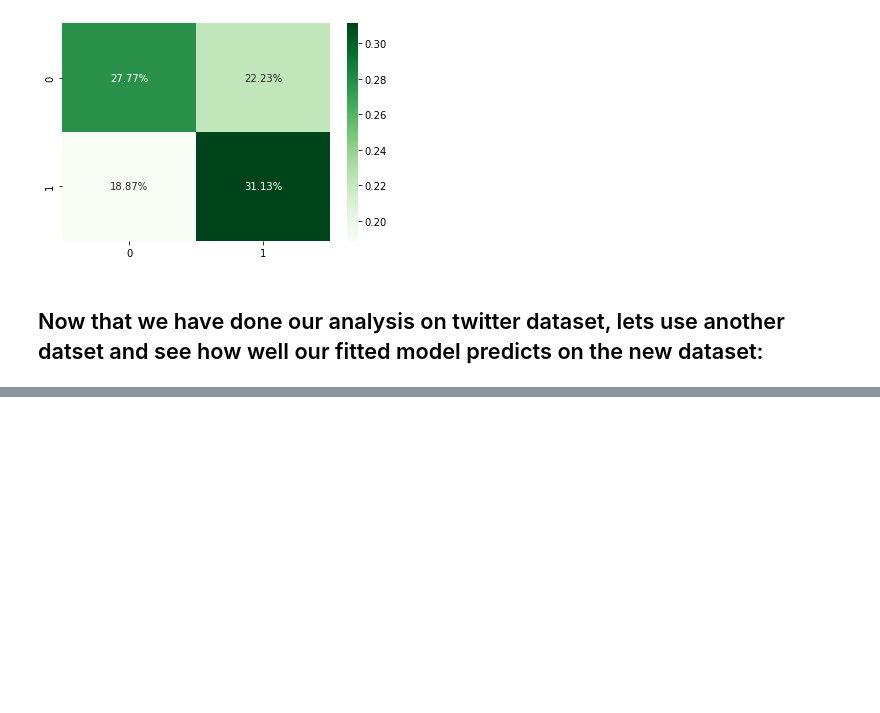
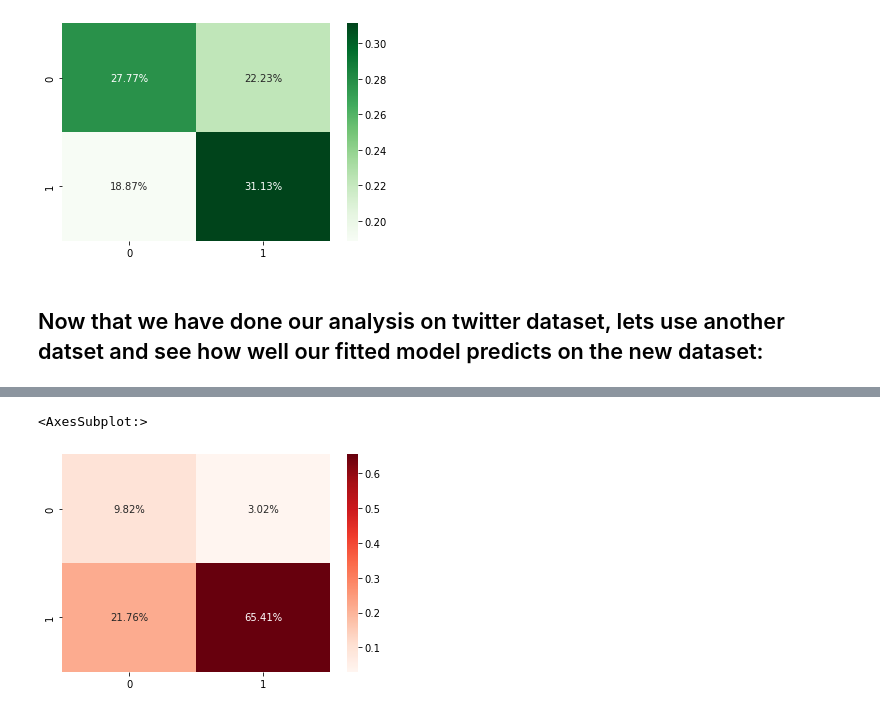
Before and after one commit to karsharma10/Machine_Learning_Sentiment_Analysis, a Jupyter notebook: project.ipynb, the cells around one changed output, grey strips where cells are left out. Drawn from its saved outputs; the diff is of its cells as text; code cells hidden in the pictures; blank space fills up the shorter version.

```diff
--- a/project.ipynb
+++ b/project.ipynb
@@ -380,0 +727,4 @@ sns.heatmap((cmatrix/np.sum(cmatrix)), annot=True,
+# %%
+#set our y and X values of the pandas dataframe now that we are done cleaning the dataset:
+amazon_y_labels = binary_amazon_reviews_set.Score
+amazon_X_text = binary_amazon_reviews_set.Text
@@ -380,0 +761,3 @@ sns.heatmap((cmatrix/np.sum(cmatrix)), annot=True,
+# %%
+#split xtrain,xtest...
+X_train2, X_test2, y_train2, y_test2 = train_test_split(amazon_X_text,amazon_y_labels,test_size = 0.05, random_state =42)
@@ -380,0 +766,3 @@ sns.heatmap((cmatrix/np.sum(cmatrix)), annot=True,
+# %%
+newX_train2 = vector.transform(X_train2)
+newX_test2 = vector.transform(X_test2)
@@ -380,0 +771,3 @@ sns.heatmap((cmatrix/np.sum(cmatrix)), annot=True,
+# %%
+predicting_on_old_model = LRmodel.predict(newX_test2)
+print(classification_report(y_test2, predicting_on_old_model))
@@ -380,0 +783,7 @@ sns.heatmap((cmatrix/np.sum(cmatrix)), annot=True,
+# %%
+amazon_cmatrix = metrics.confusion_matrix(y_test2, predicting_on_old_model)
+sns.heatmap((amazon_cmatrix/np.sum(amazon_cmatrix)), annot=True,
+            fmt='.2%', cmap='Reds')
+# %% [output]
+<AxesSubplot:>
+[figure, added]
```
Also changed, not shown: parts of 34 cells of this notebook.
